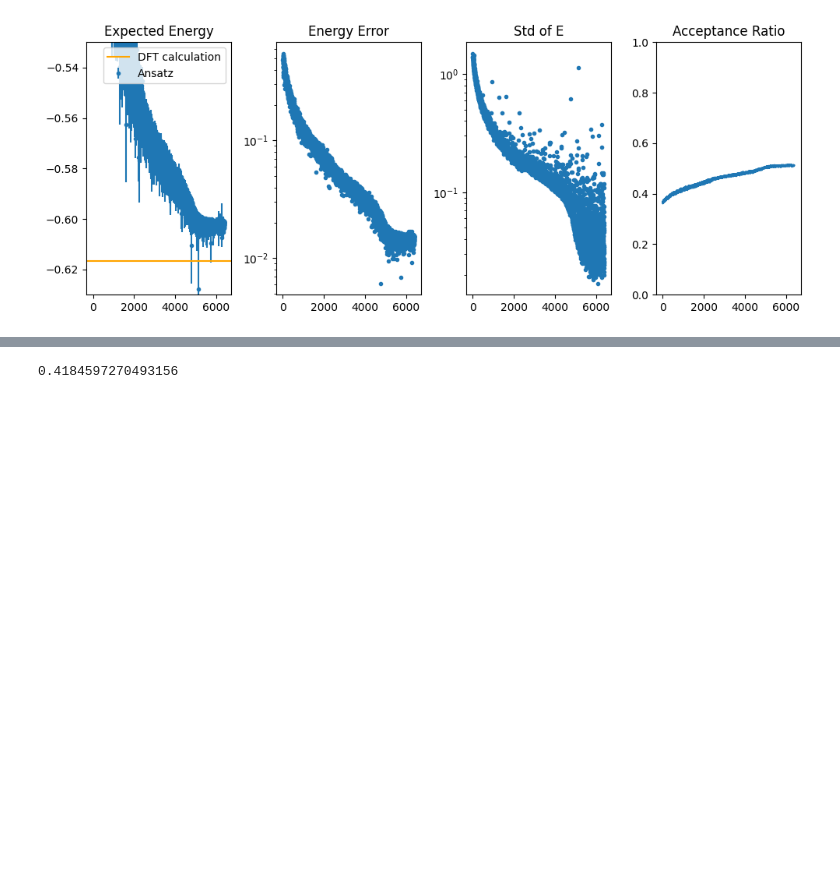
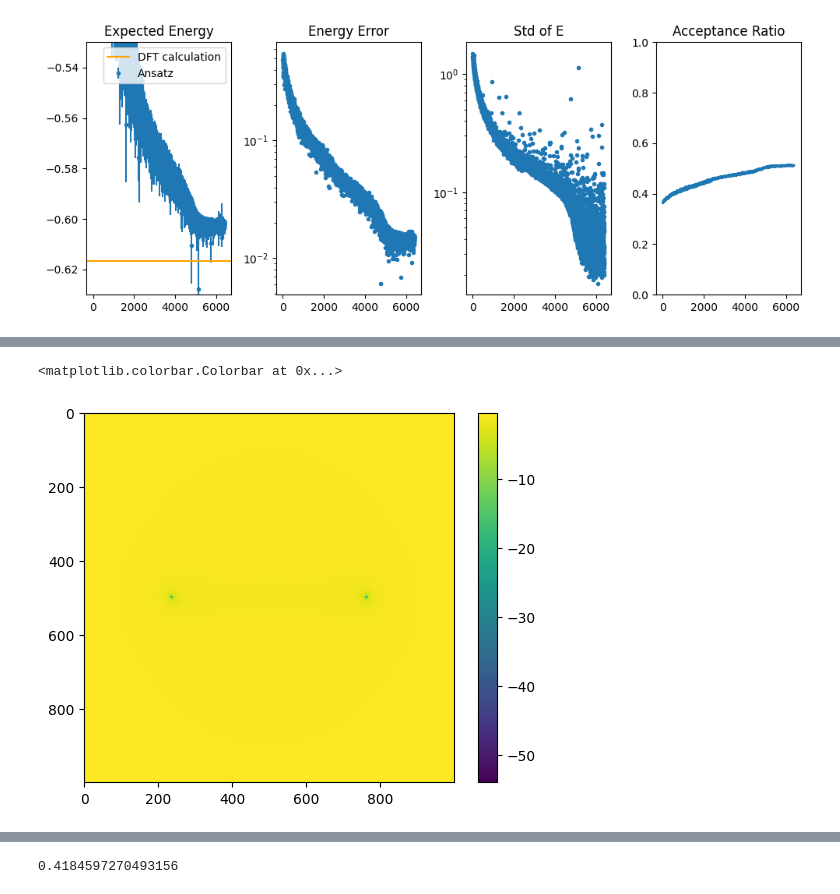
Before and after one commit to evanwonisch/NeuralQuantumStates, a Jupyter notebook: run/natural grad/dihydrogen_natural_gradient.ipynb, the cells around one changed output, grey strips where cells are left out. Cells and saved outputs as stored; diff of their text form; code cells hidden in the pictures; blank space fills up the shorter version.

```diff
--- a/run/natural grad/dihydrogen_natural_gradient.ipynb
+++ b/run/natural grad/dihydrogen_natural_gradient.ipynb
@@ -330,0 +316,16 @@ plt.colorbar(im2, ax = axs[1])
+# %%
+## error density
+
+l = 2
+xs = jnp.linspace(-l, l, num = 1000)
+ys = jnp.linspace(-l, l, num = 1000)
+xss, yss = jnp.meshgrid(xs, ys)
+im = jnp.stack((xss, yss, jnp.ones_like(xss) * 0), axis = 2)
+
+res = hamiltonian.calc_H_loc(ansatz, param, im.reshape(-1, 3)).reshape(xss.shape)
+# %%
+plt.imshow(res)
+plt.colorbar()
+# %% [output]
+<matplotlib.colorbar.Colorbar at 0x...>
+[figure, added]
```
Also changed, not shown: parts of 11 cells of this notebook, 8 other files.
